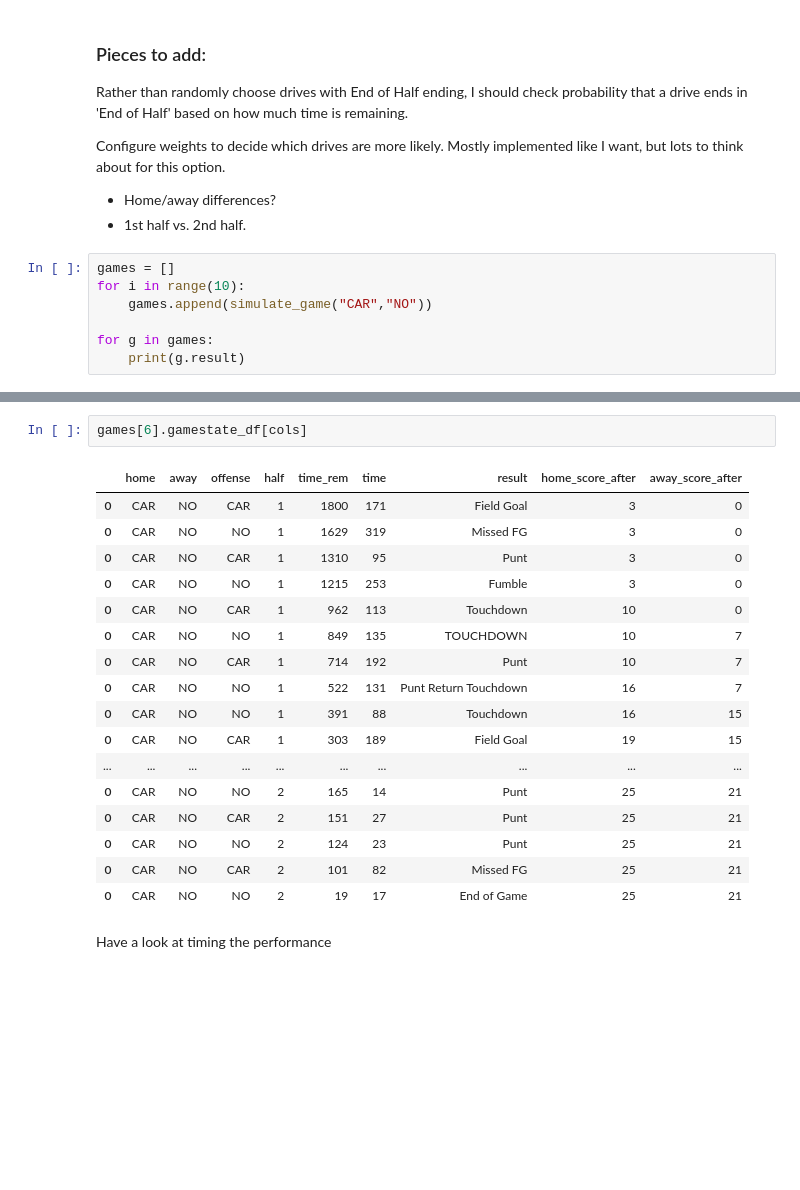
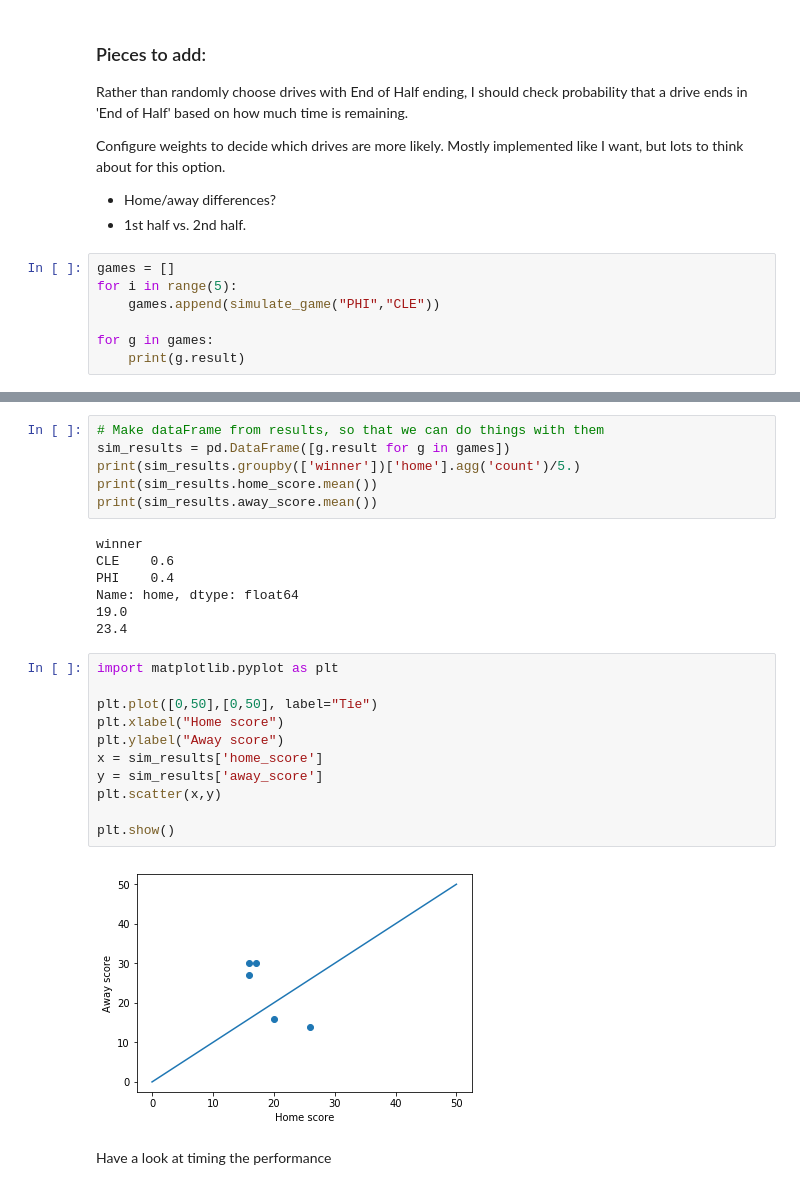
Before and after one commit to ewelchman/football_analytics, a Jupyter notebook: fiddling/Modeling_Games.ipynb, the cells around one changed output, grey strips where cells are left out. Cells and saved outputs as stored; diff of their text form; blank space fills up the shorter version.

```diff
--- a/fiddling/Modeling_Games.ipynb
+++ b/fiddling/Modeling_Games.ipynb
@@ -684,8 +676,8 @@ Configure weights to decide which drives are more likely. Mostly implemented lik
 - 1st half vs. 2nd half.
 # %%
 games = []
-for i in range(10):
-    games.append(simulate_game("CAR","NO"))
+for i in range(5):
+    games.append(simulate_game("PHI","CLE"))
 
 for g in games:
     print(g.result)
@@ -710,22 +702,28 @@ sum of weights =  222.172044765
-# %%
-games[6].gamestate_df[cols]
-# %% [output]
-|  | home | away | offense | half | time_rem | time | result | home_score_after | away_score_after |
-| 0 | CAR | NO | CAR | 1 | 1800 | 171 | Field Goal | 3 | 0 |
-| 0 | CAR | NO | NO | 1 | 1629 | 319 | Missed FG | 3 | 0 |
-| 0 | CAR | NO | CAR | 1 | 1310 | 95 | Punt | 3 | 0 |
-| 0 | CAR | NO | NO | 1 | 1215 | 253 | Fumble | 3 | 0 |
-| 0 | CAR | NO | CAR | 1 | 962 | 113 | Touchdown | 10 | 0 |
-| 0 | CAR | NO | NO | 1 | 849 | 135 | TOUCHDOWN | 10 | 7 |
-| 0 | CAR | NO | CAR | 1 | 714 | 192 | Punt | 10 | 7 |
-| 0 | CAR | NO | NO | 1 | 522 | 131 | Punt Return Touchdown | 16 | 7 |
-| 0 | CAR | NO | NO | 1 | 391 | 88 | Touchdown | 16 | 15 |
-| 0 | CAR | NO | CAR | 1 | 303 | 189 | Field Goal | 19 | 15 |
-| ... | ... | ... | ... | ... | ... | ... | ... | ... | ... |
-| 0 | CAR | NO | NO | 2 | 165 | 14 | Punt | 25 | 21 |
-| 0 | CAR | NO | CAR | 2 | 151 | 27 | Punt | 25 | 21 |
-| 0 | CAR | NO | NO | 2 | 124 | 23 | Punt | 25 | 21 |
-| 0 | CAR | NO | CAR | 2 | 101 | 82 | Missed FG | 25 | 21 |
-| 0 | CAR | NO | NO | 2 | 19 | 17 | End of Game | 25 | 21 |
+# %%
+# Make dataFrame from results, so that we can do things with them
+sim_results = pd.DataFrame([g.result for g in games])
+print(sim_results.groupby(['winner'])['home'].agg('count')/5.)
+print(sim_results.home_score.mean())
+print(sim_results.away_score.mean())
+# %% [output]
+winner
+CLE    0.6
+PHI    0.4
+Name: home, dtype: float64
+19.0
+23.4
+# %%
+import matplotlib.pyplot as plt
+
+plt.plot([0,50],[0,50], label="Tie")
+plt.xlabel("Home score")
+plt.ylabel("Away score")
+x = sim_results['home_score']
+y = sim_results['away_score']
+plt.scatter(x,y)
+
+plt.show()
+# %% [output]
+[figure, added]
 # %% [markdown]
 Have a look at timing the performance
```
Also changed, not shown: parts of 51 cells of this notebook, 2 other files.
